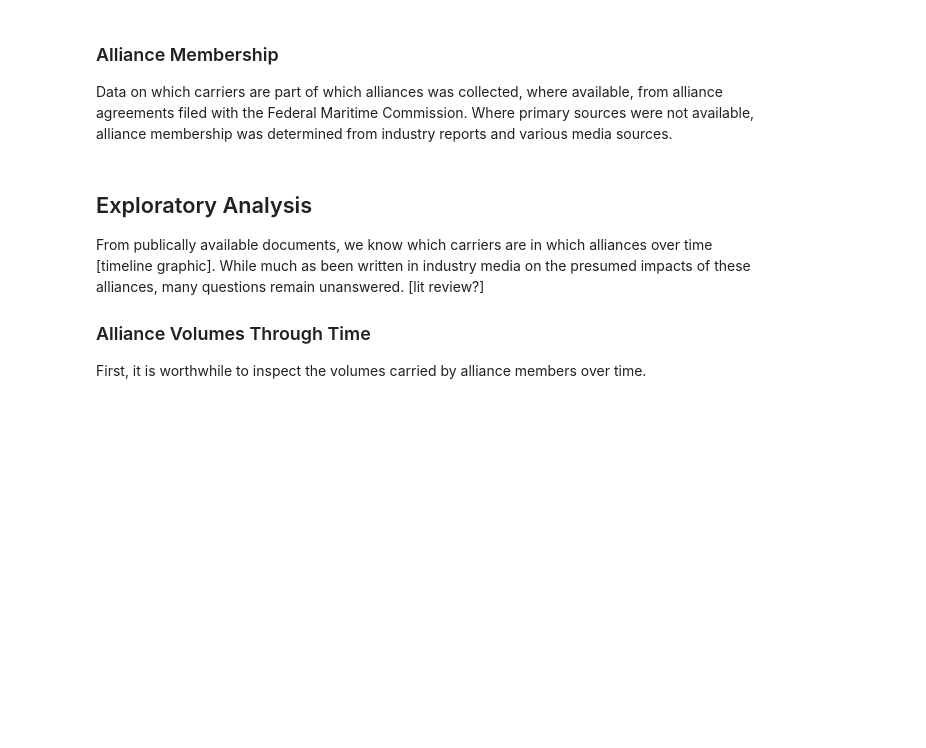
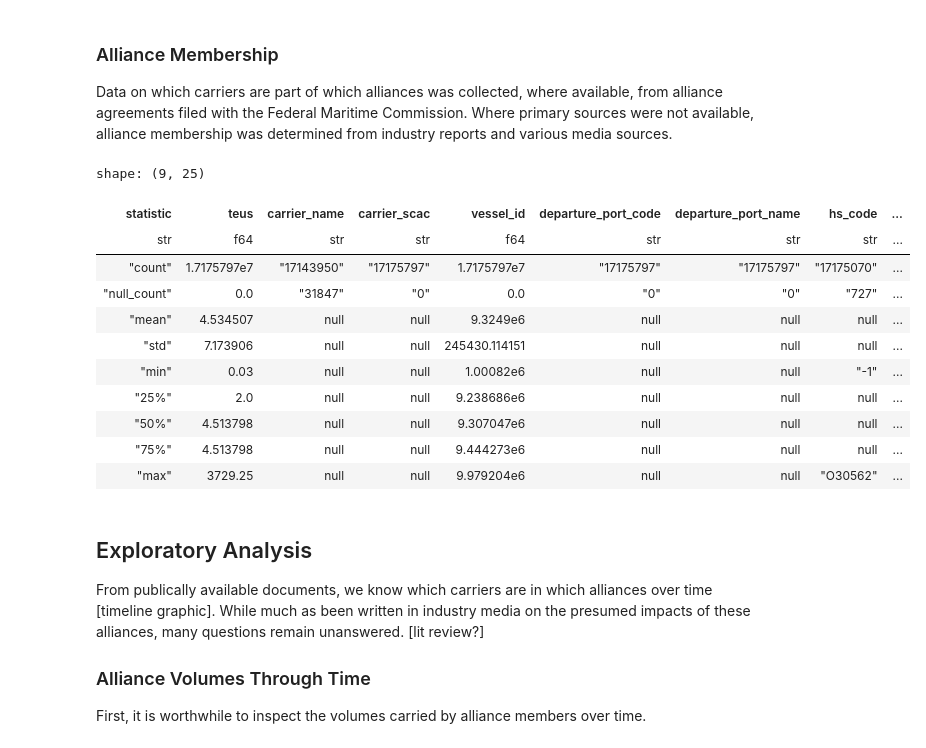
Before and after one commit to epistemetrica/Ocean-Carrier-Alliances-Project, a Jupyter notebook: oca_analyze_pnrec.ipynb, the cells around one changed output. Cells and saved outputs as stored; diff of their text form; code cells hidden in the pictures; blank space fills up the shorter version.

```diff
--- a/oca_analyze_pnrec.ipynb
+++ b/oca_analyze_pnrec.ipynb
@@ -108,6 +108,21 @@ exports_lf = (
         pl.col('alliance').replace({None:'Non-alliance Carriers'})
         )
 )
+# %%
+exports_lf.describe()
+# %% [output]
+shape: (9, 25)
+| statistic | teus | carrier_name | carrier_scac | vessel_id | departure_port_code | departure_port_name | hs_code | ... |
+| str | f64 | str | str | f64 | str | str | str | ... |
+| "count" | 1.7175797e7 | "17143950" | "17175797" | 1.7175797e7 | "17175797" | "17175797" | "17175070" | ... |
+| "null_count" | 0.0 | "31847" | "0" | 0.0 | "0" | "0" | "727" | ... |
+| "mean" | 4.534507 | null | null | 9.3249e6 | null | null | null | ... |
+| "std" | 7.173906 | null | null | 245430.114151 | null | null | null | ... |
+| "min" | 0.03 | null | null | 1.00082e6 | null | null | "-1" | ... |
+| "25%" | 2.0 | null | null | 9.238686e6 | null | null | null | ... |
+| "50%" | 4.513798 | null | null | 9.307047e6 | null | null | null | ... |
+| "75%" | 4.513798 | null | null | 9.444273e6 | null | null | null | ... |
+| "max" | 3729.25 | null | null | 9.979204e6 | null | null | "O30562" | ... |
 # %%
 #join to exports lf, renaming SCAC column for convenience
 imports_lf = (
```
Also changed, not shown: parts of 24 cells of this notebook, 14 other files.
